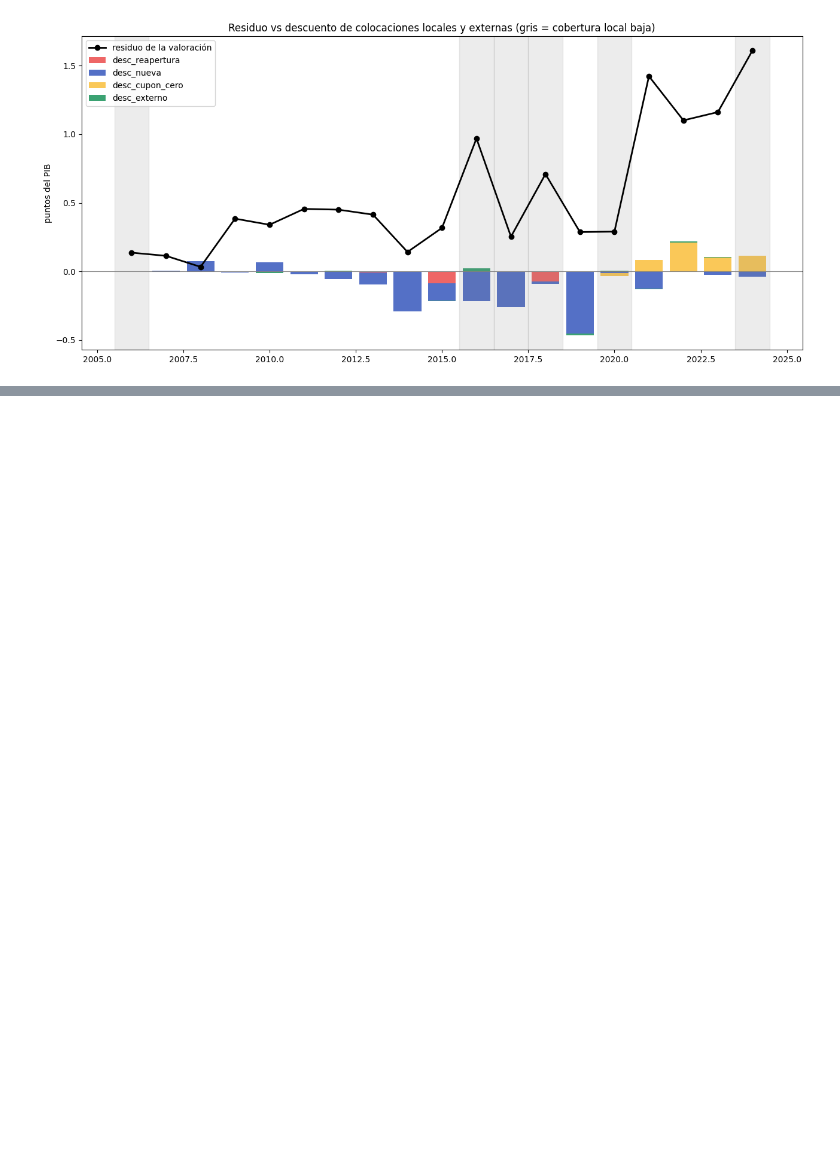
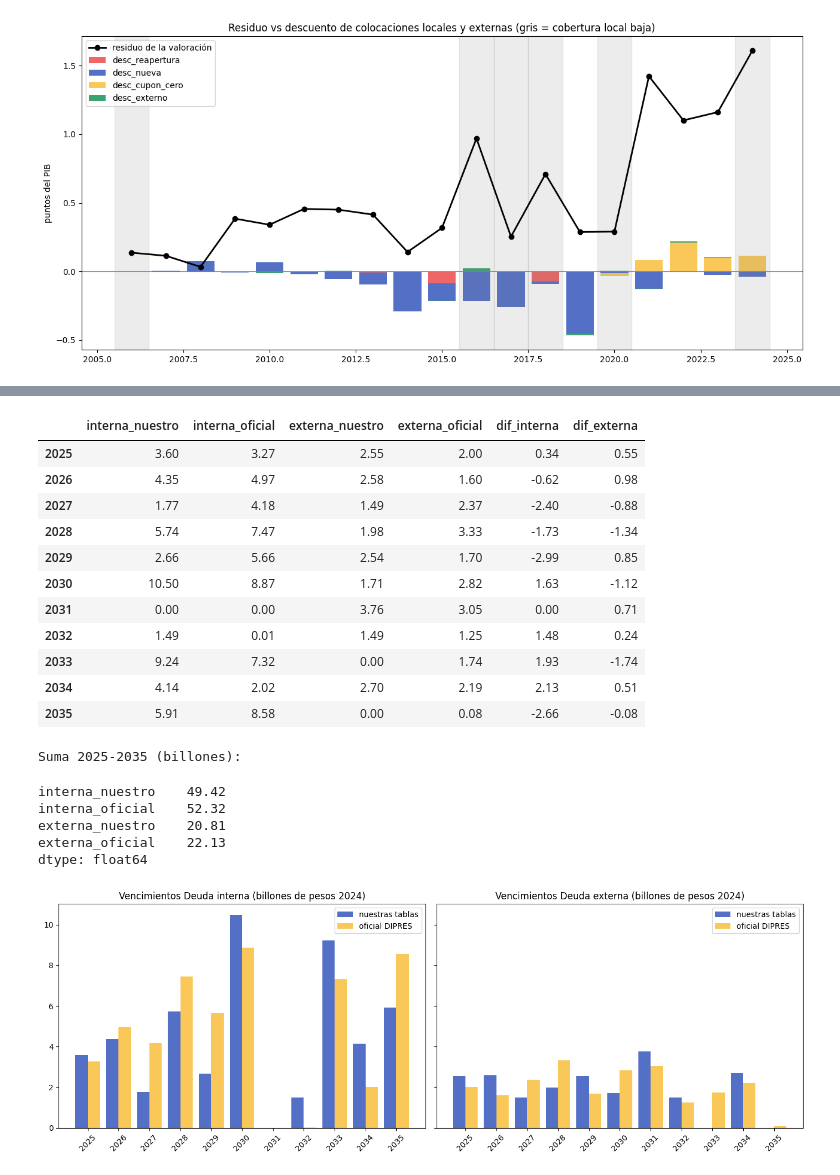
Before and after one commit to nombre00/gestor_datos_economicos, a Jupyter notebook: notebooks/002_dinamica_deuda.ipynb, the cells around one changed output, grey strips where cells are left out. Cells and saved outputs as stored; diff of their text form; code cells hidden in the pictures; blank space fills up the shorter version.

```diff
--- a/notebooks/002_dinamica_deuda.ipynb
+++ b/notebooks/002_dinamica_deuda.ipynb
@@ -974,0 +1040,57 @@ plt.show()
+# %%
+# Celda 22 — Control de completitud (2): compara los vencimientos de nuestros bonos vigentes (2025-2035)
+# con el perfil oficial de amortizaciones del Cuadro I.7.4 del IFP 4T24 (millones de pesos 2024).
+# La deuda externa oficial incluye créditos BID/BIRF (no son bonos): esperamos estar algo por debajo.
+OFICIAL_VENCIMIENTOS = pd.DataFrame({
+    "interna": [3267466, 4972258, 4175476, 7465587, 5657280, 8866387, 0, 7891, 7315398, 2018769, 8577709],
+    "externa": [2004391, 1599638, 2372978, 3327098, 1695705, 2823729, 3050009, 1246335, 1740686, 2189052, 83979],
+}, index=range(2025, 2036)) / 1e6   # billones de pesos
+
+nuestro_venc = pd.DataFrame({
+    "interna": vig_loc.groupby(pd.to_datetime(vig_loc["fecha_vencimiento"]).dt.year)["mm_pesos_corte"].sum(),
+    "externa": vig_ext.groupby(pd.to_datetime(vig_ext["fecha_vencimiento"]).dt.year)["mm_pesos_corte"].sum(),
+}).reindex(range(2025, 2036)).fillna(0) / 1e6
+
+calendario = pd.DataFrame({
+    "interna_nuestro": nuestro_venc["interna"],
+    "interna_oficial": OFICIAL_VENCIMIENTOS["interna"],
+    "externa_nuestro": nuestro_venc["externa"],
+    "externa_oficial": OFICIAL_VENCIMIENTOS["externa"],
+})
+calendario["dif_interna"] = calendario["interna_nuestro"] - calendario["interna_oficial"]
+calendario["dif_externa"] = calendario["externa_nuestro"] - calendario["externa_oficial"]
+display(calendario.round(2))
+print("Suma 2025-2035 (billones):")
+display(calendario[["interna_nuestro", "interna_oficial", "externa_nuestro", "externa_oficial"]].sum().round(2))
+
+fig, (ax1, ax2) = plt.subplots(1, 2, figsize=(14, 5), sharey=True)
+x = np.arange(len(calendario))
+for ax, col, titulo in [(ax1, "interna", "Deuda interna"), (ax2, "externa", "Deuda externa")]:
+    ax.bar(x - 0.2, calendario[f"{col}_nuestro"], width=0.4, color="#5470c6", label="nuestras tablas")
+    ax.bar(x + 0.2, calendario[f"{col}_oficial"], width=0.4, color="#fac858", label="oficial DIPRES")
+    ax.set_xticks(x)
+    ax.set_xticklabels(calendario.index, rotation=45)
+    ax.set_title(f"Vencimientos {titulo} (billones de pesos 2024)")
+    ax.legend()
+plt.tight_layout()
+plt.show()
+# %% [output]
+|  | interna_nuestro | interna_oficial | externa_nuestro | externa_oficial | dif_interna | dif_externa |
+| 2025 | 3.60 | 3.27 | 2.55 | 2.00 | 0.34 | 0.55 |
+| 2026 | 4.35 | 4.97 | 2.58 | 1.60 | -0.62 | 0.98 |
+| 2027 | 1.77 | 4.18 | 1.49 | 2.37 | -2.40 | -0.88 |
+| 2028 | 5.74 | 7.47 | 1.98 | 3.33 | -1.73 | -1.34 |
+| 2029 | 2.66 | 5.66 | 2.54 | 1.70 | -2.99 | 0.85 |
+| 2030 | 10.50 | 8.87 | 1.71 | 2.82 | 1.63 | -1.12 |
+| 2031 | 0.00 | 0.00 | 3.76 | 3.05 | 0.00 | 0.71 |
+| 2032 | 1.49 | 0.01 | 1.49 | 1.25 | 1.48 | 0.24 |
+| 2033 | 9.24 | 7.32 | 0.00 | 1.74 | 1.93 | -1.74 |
+| 2034 | 4.14 | 2.02 | 2.70 | 2.19 | 2.13 | 0.51 |
+| 2035 | 5.91 | 8.58 | 0.00 | 0.08 | -2.66 | -0.08 |
+Suma 2025-2035 (billones):
+interna_nuestro    49.42
+interna_oficial    52.32
+externa_nuestro    20.81
+externa_oficial    22.13
+dtype: float64
+[figure, added]
```
Also changed, not shown: parts of 4 cells of this notebook.
